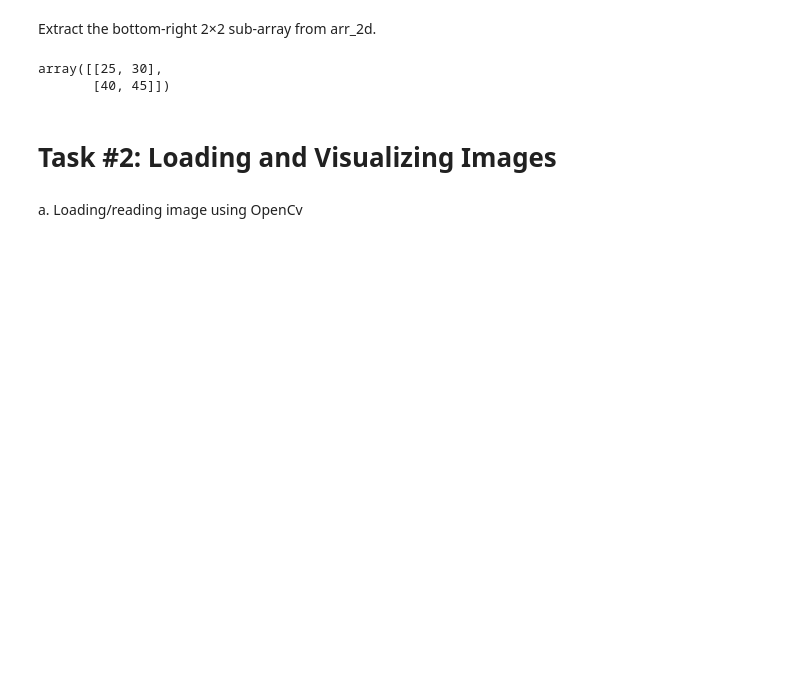
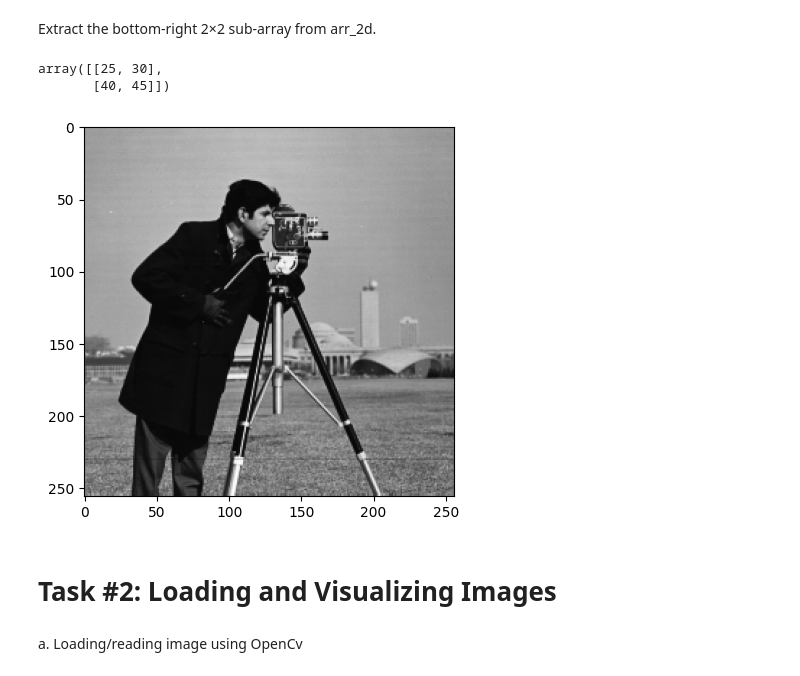
Before and after one commit to wwwww22345/C01-ImageProcessing-lab1, a Jupyter notebook: Basics_Programming_Python.ipynb, the cells around one changed output. Saved outputs shown, nothing was run; the diff lists cells and outputs as text; code cells hidden in the pictures; blank space fills up the shorter version.

```diff
--- a/Basics_Programming_Python.ipynb
+++ b/Basics_Programming_Python.ipynb
@@ -192,6 +192,15 @@ arr_2d[1:3, 1:3]
 # %% [output]
 array([[25, 30],
        [40, 45]])
+# %%
+import cv2
+img = cv2.imread('/cameraman.png') #Load the image data into a NumPy array
+
+import matplotlib.pyplot as plt
+plt.imshow(img)
+plt.show()
+# %% [output]
+[figure, added]
 # %% [markdown]
 
 # Task #2: Loading and Visualizing Images
```
Also changed, not shown: parts of 7 cells of this notebook.
